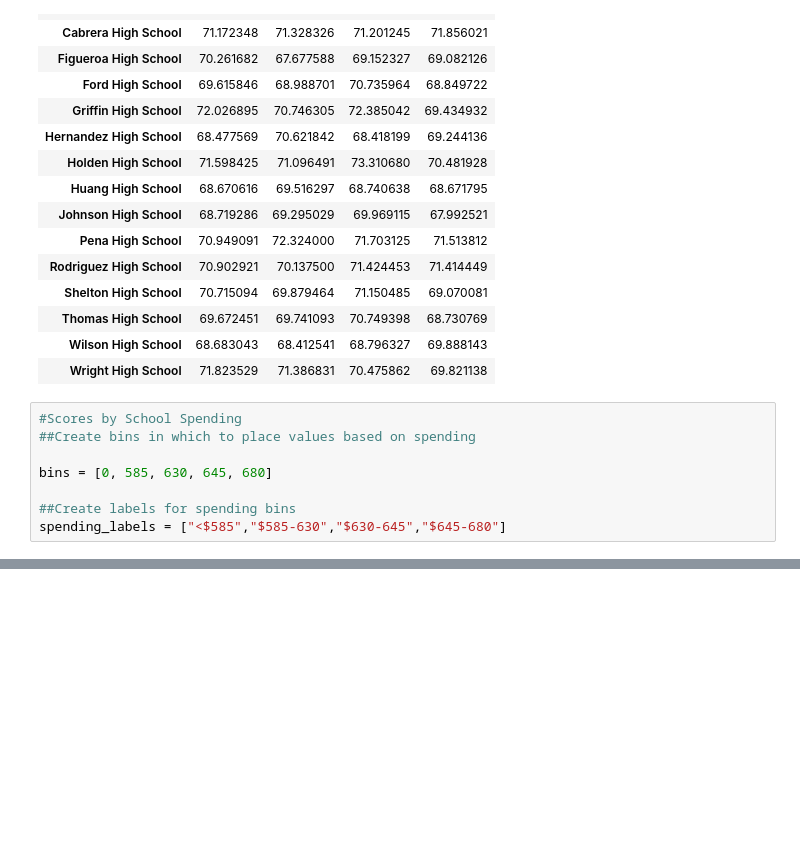
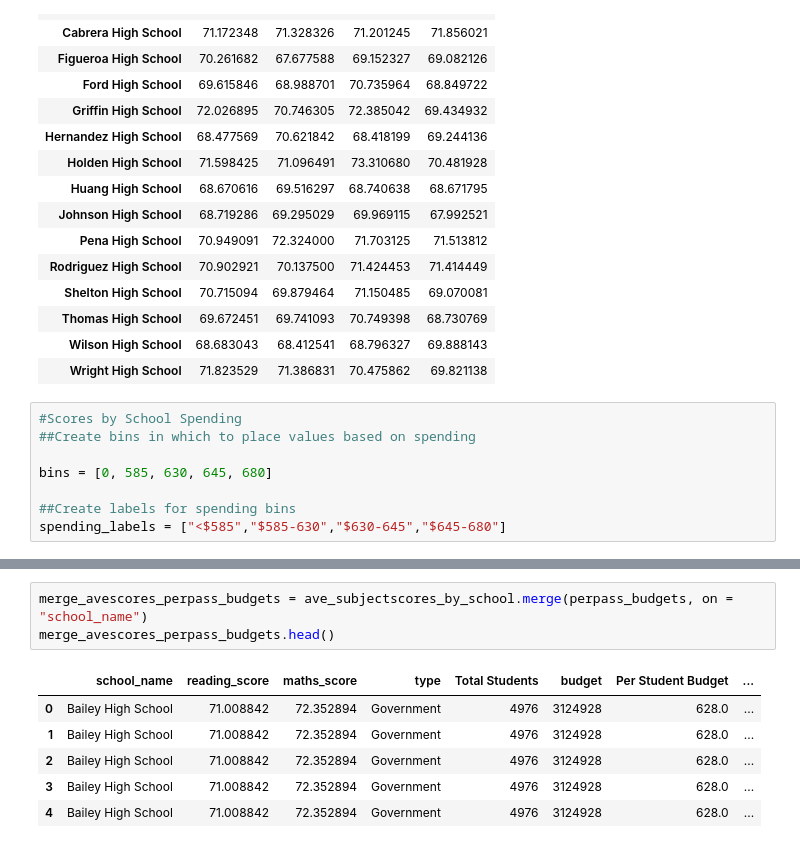
Before and after one commit to shanCH3n/pandas-challenge, a Jupyter notebook: PyCitySchools_MAIN.ipynb, the cells around one changed output, grey strips where cells are left out. Saved outputs shown, nothing was run; the diff lists cells and outputs as text; blank space fills up the shorter version.

```diff
--- a/PyCitySchools_MAIN.ipynb
+++ b/PyCitySchools_MAIN.ipynb
@@ -809,0 +867,10 @@ spending_labels = ["<$585","$585-630","$630-645","$645-680"]
+# %%
+merge_avescores_perpass_budgets = ave_subjectscores_by_school.merge(perpass_budgets, on = "school_name")
+merge_avescores_perpass_budgets.head()
+# %% [output]
+|  | school_name | reading_score | maths_score | type | Total Students | budget | Per Student Budget | ... |
+| 0 | Bailey High School | 71.008842 | 72.352894 | Government | 4976 | 3124928 | 628.0 | ... |
+| 1 | Bailey High School | 71.008842 | 72.352894 | Government | 4976 | 3124928 | 628.0 | ... |
+| 2 | Bailey High School | 71.008842 | 72.352894 | Government | 4976 | 3124928 | 628.0 | ... |
+| 3 | Bailey High School | 71.008842 | 72.352894 | Government | 4976 | 3124928 | 628.0 | ... |
+| 4 | Bailey High School | 71.008842 | 72.352894 | Government | 4976 | 3124928 | 628.0 | ... |
```
Also changed, not shown: parts of 16 cells of this notebook.
